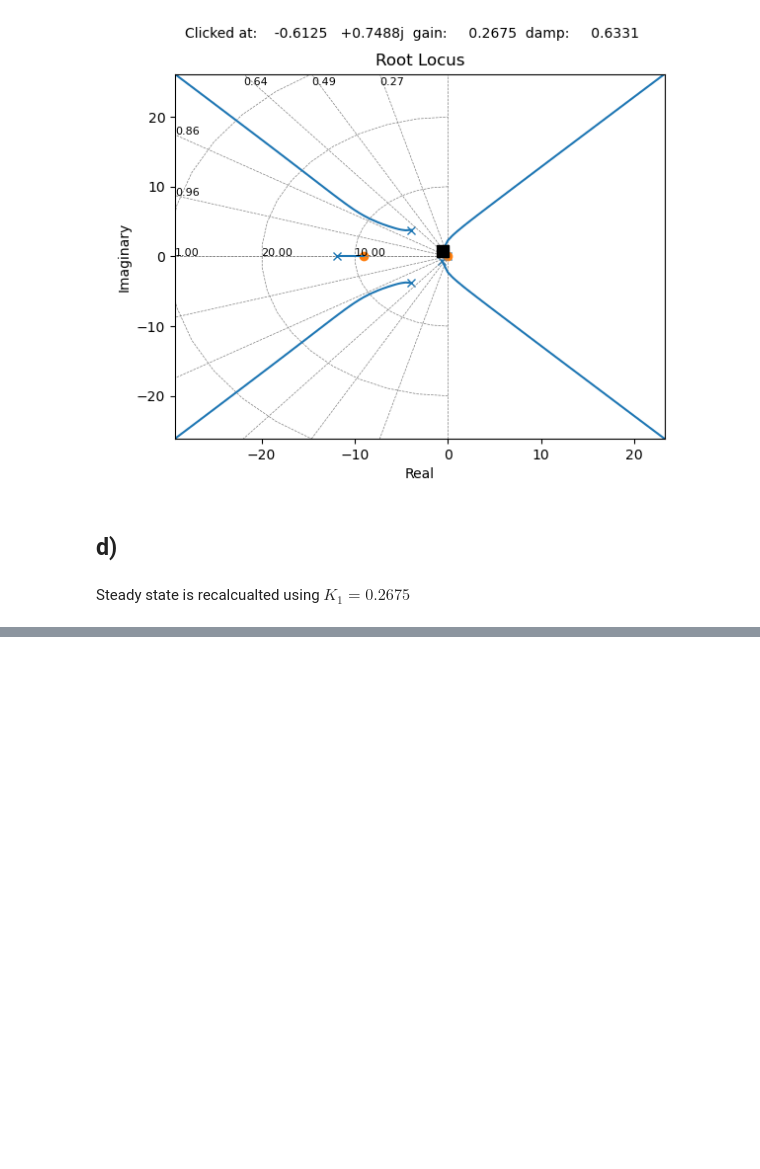
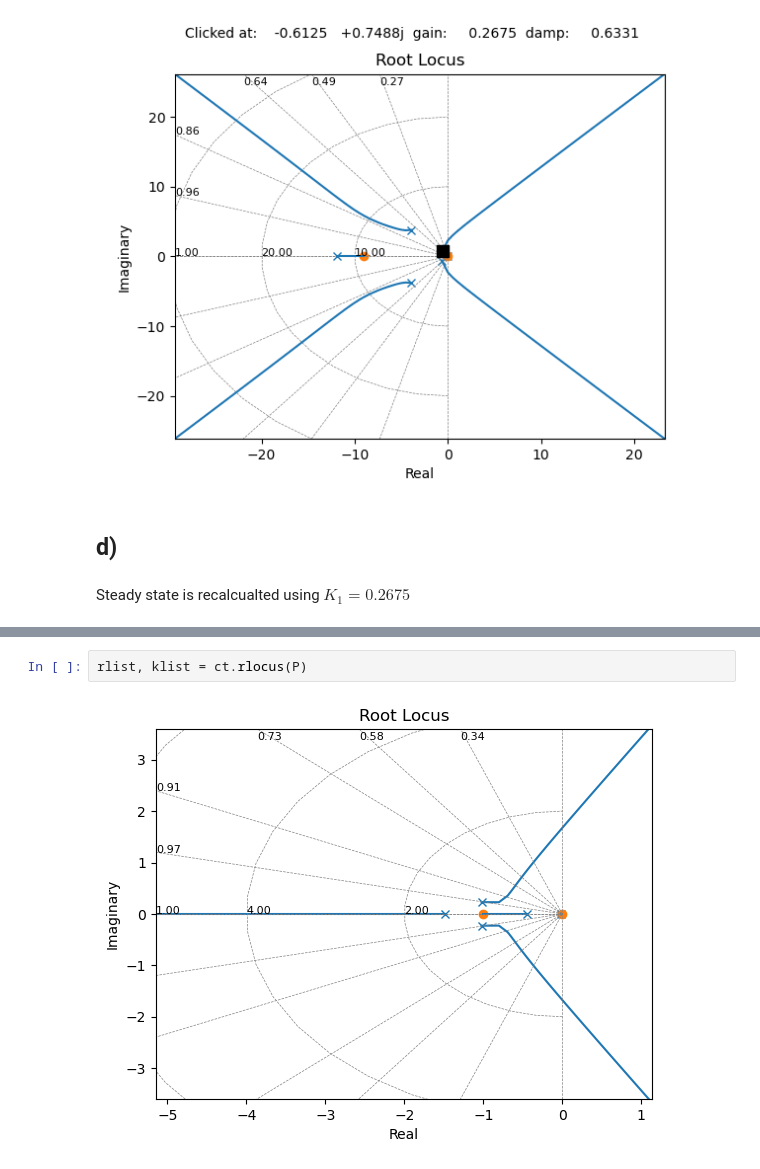
Before and after one commit to robotengineer123/ControlHomework, a Jupyter notebook: Homework_6/HW6.ipynb, the cells around one changed output, grey strips where cells are left out. Drawn from its saved outputs; the diff is of its cells as text; blank space fills up the shorter version.

```diff
--- a/Homework_6/HW6.ipynb
+++ b/Homework_6/HW6.ipynb
@@ -371,0 +513,4 @@ ct.dcgain(T)
+# %%
+rlist, klist = ct.rlocus(P)
+# %% [output]
+[figure, added]
```
Also changed, not shown: parts of 38 cells of this notebook, 1 other file.
